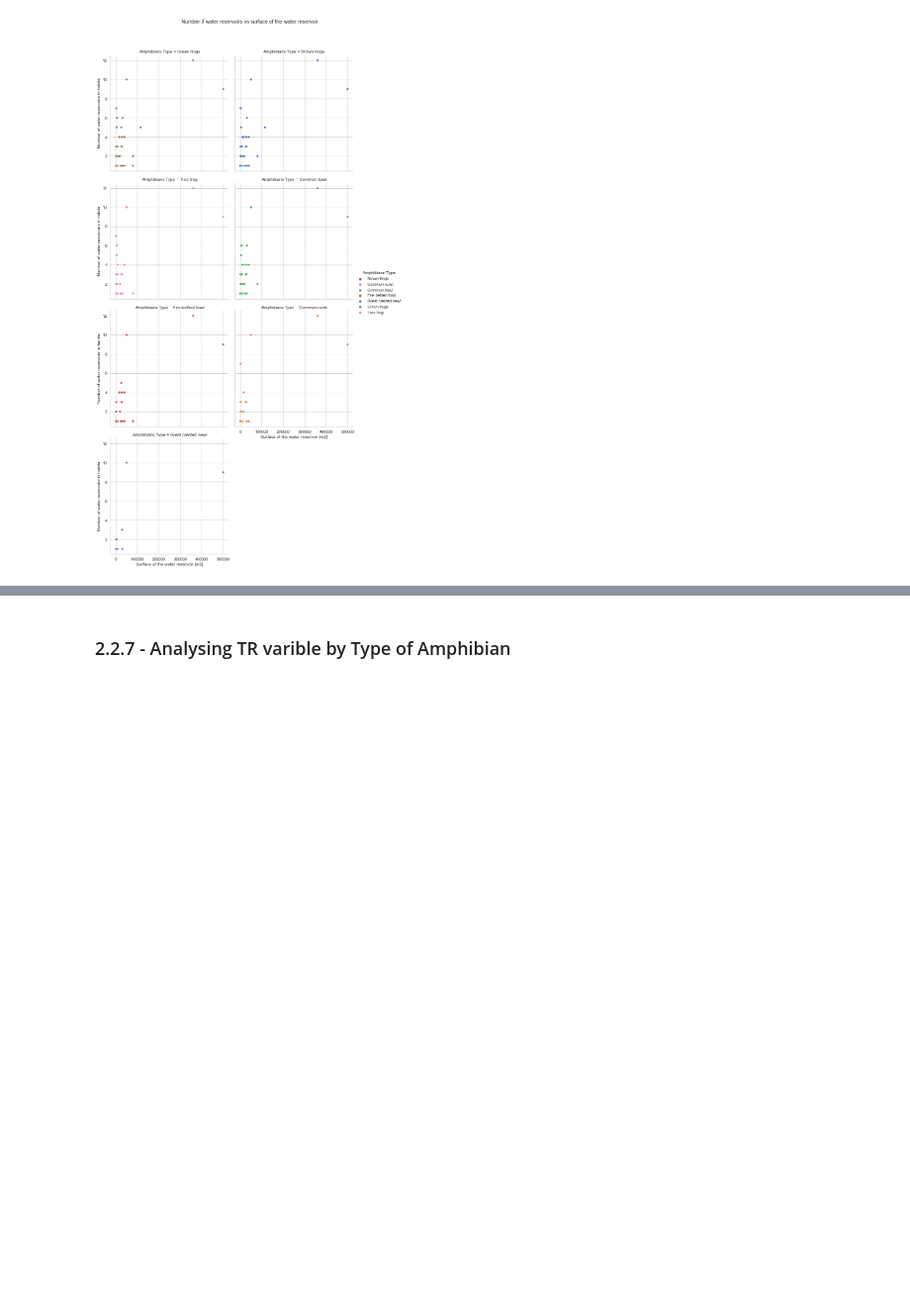
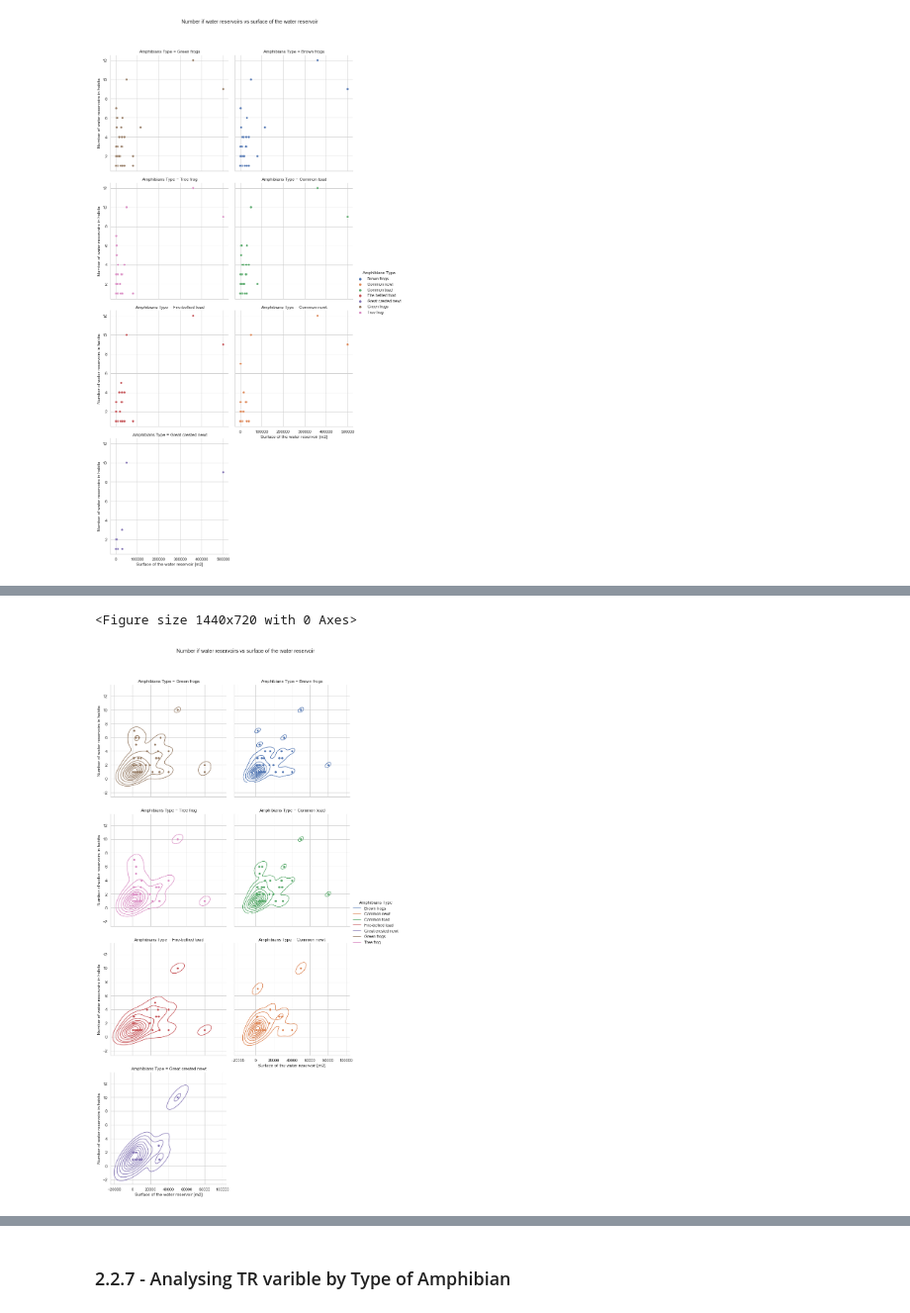
Before and after one commit to Renata-Thomazelli/amphibians, a Jupyter notebook: amphibians-Copy1.ipynb, the cells around one changed output, grey strips where cells are left out. Shown at 99% size. Cells and saved outputs as stored; diff of their text form; code cells hidden in the pictures; blank space fills up the shorter version.

Commit message:
charts

```diff
--- a/amphibians-Copy1.ipynb
+++ b/amphibians-Copy1.ipynb
@@ -1317,0 +1334,2 @@ stacking_df_tranf_heads_SR_NR.shape
+# %%
+stacking_df_tranf_heads_SR_NR['Surface of the water reservoir [m2]']=stacking_df_tranf_heads_SR_NR['Surface of the water reservoir [m2]'].astype('int32')
@@ -1388,0 +1388,27 @@ plt.show()
+# %%
+# plot
+plt.figure(figsize=(20,10))
+sns.set_theme(context='notebook', style='whitegrid', palette='deep', font='sans-serif',font_scale=1)
+
+stacking_df_tranf_heads_SR_NR_filtered = stacking_df_tranf_heads_SR_NR[['Surface of the water reservoir [m2]',
+                                                                        'Number of water reservoirs in habita',
+                                                                        "Amphibians Type"]]
+
+
+stacking_df_tranf_heads_SR_NR_filtered= stacking_df_tranf_heads_SR_NR_filtered[stacking_df_tranf_heads_SR_NR_filtered ['Surface of the water reservoir [m2]']< 100000]
+g = sns.FacetGrid(data=stacking_df_tranf_heads_SR_NR_filtered,col= "Amphibians Type",col_wrap=2, height=5, hue= "Amphibians Type", col_order = order)
+g.map(sns.scatterplot, 'Surface of the water reservoir [m2]','Number of water reservoirs in habita' )
+g.map(sns.kdeplot,'Surface of the water reservoir [m2]','Number of water reservoirs in habita' )
+g.add_legend()
+
+g.fig.suptitle('Number if water reservoirs vs surface of the water reservoir',y=1.05,fontdict = {'fontsize':18,'fontweight':'heavy','fontstretch':'expanded'})
+#sns.kdeplot(stacking_df_tranf_heads1['Surface of the water reservoir [m2]'], stacking_df_tranf_heads1['Number of water reservoirs in habita'])
+#plt.Axes.set_xlabel(fontdict = {'fontsize':15})
+#plt.title('Density vs Scatter',fontdict = {'fontsize':14});
+
+
+plt.savefig("charts/Number of water reservoirs vs surface of the water reservoir less then 100000m.png",transparent = False,facecolor ="w",bbox_inches ="tight",pad_inches = 1,edgecolor ='w',orientation ='landscape',dpi=300)
+plt.show()
+# %% [output]
+<Figure size 1440x720 with 0 Axes>
+[figure, added]
```
Also changed, not shown: parts of 24 cells of this notebook, 10 other files.
